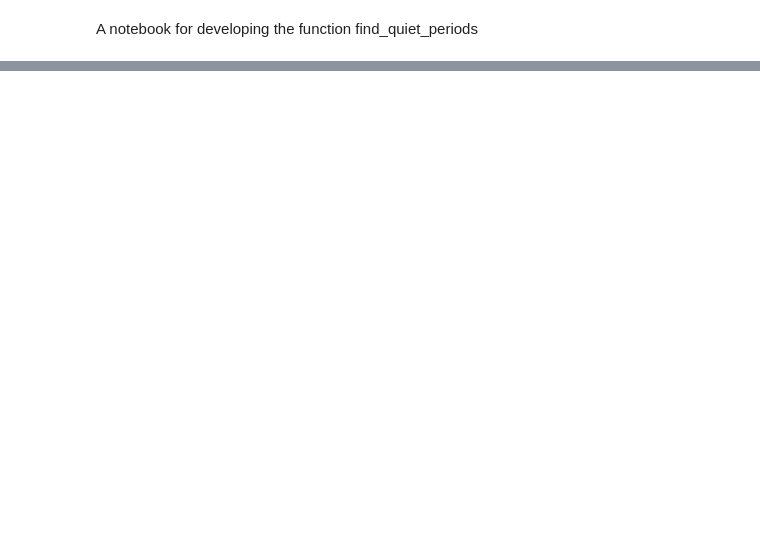
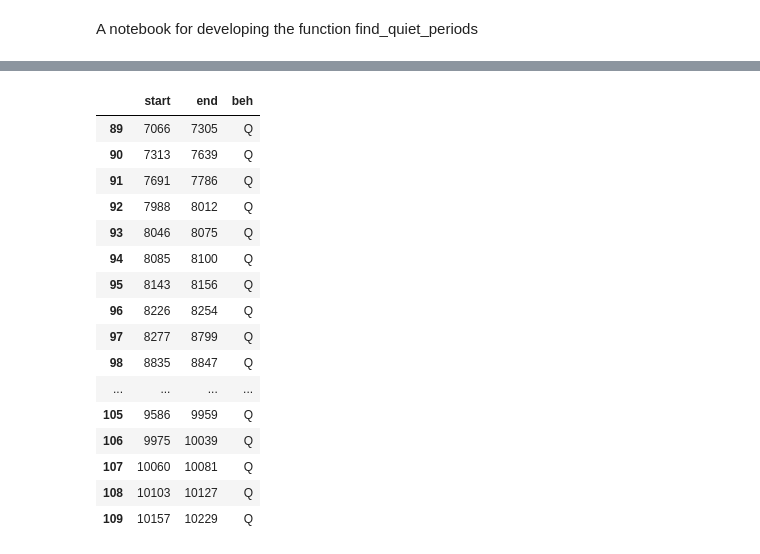
Before and after one commit to neuro-will/keller_zlatic_vnc, a Jupyter notebook: development/develop_find_quiet_periods.ipynb, the cells around one changed output, grey strips where cells are left out. Drawn from its saved outputs; the diff is of its cells as text; code cells hidden in the pictures; blank space fills up the shorter version.

```diff
--- a/development/develop_find_quiet_periods.ipynb
+++ b/development/develop_find_quiet_periods.ipynb
@@ -58,0 +42,20 @@ pr
+# %%
+quiet_annots[quiet_annots['start'] > 7000]
+# %% [output]
+|  | start | end | beh |
+| 89 | 7066 | 7305 | Q |
+| 90 | 7313 | 7639 | Q |
+| 91 | 7691 | 7786 | Q |
+| 92 | 7988 | 8012 | Q |
+| 93 | 8046 | 8075 | Q |
+| 94 | 8085 | 8100 | Q |
+| 95 | 8143 | 8156 | Q |
+| 96 | 8226 | 8254 | Q |
+| 97 | 8277 | 8799 | Q |
+| 98 | 8835 | 8847 | Q |
+| ... | ... | ... | ... |
+| 105 | 9586 | 9959 | Q |
+| 106 | 9975 | 10039 | Q |
+| 107 | 10060 | 10081 | Q |
+| 108 | 10103 | 10127 | Q |
+| 109 | 10157 | 10229 | Q |
```
Also changed, not shown: parts of 7 cells of this notebook, 14 other files.
